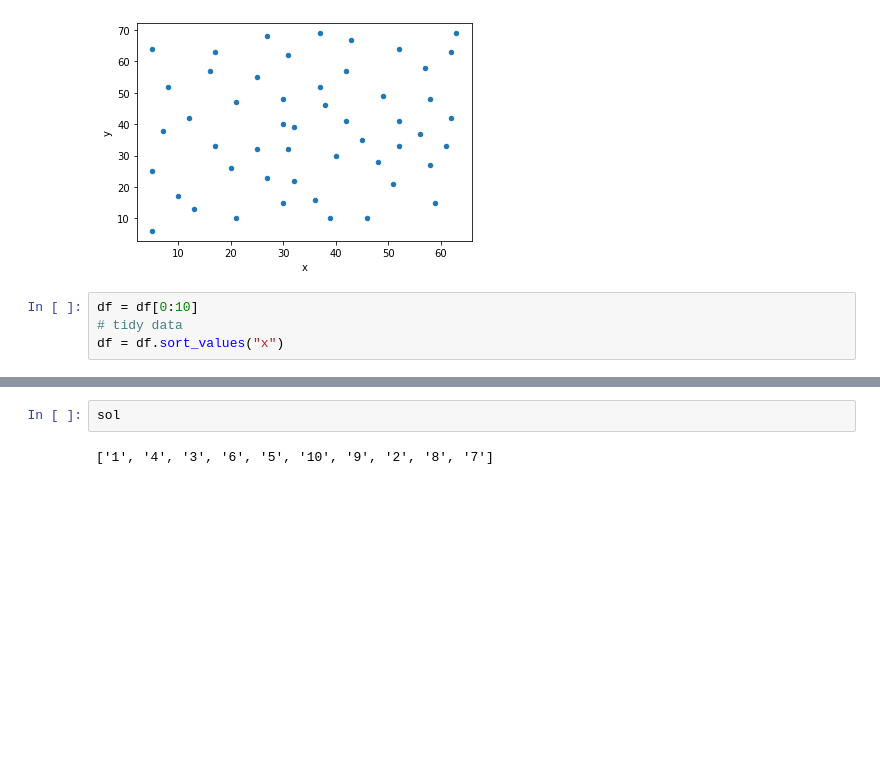
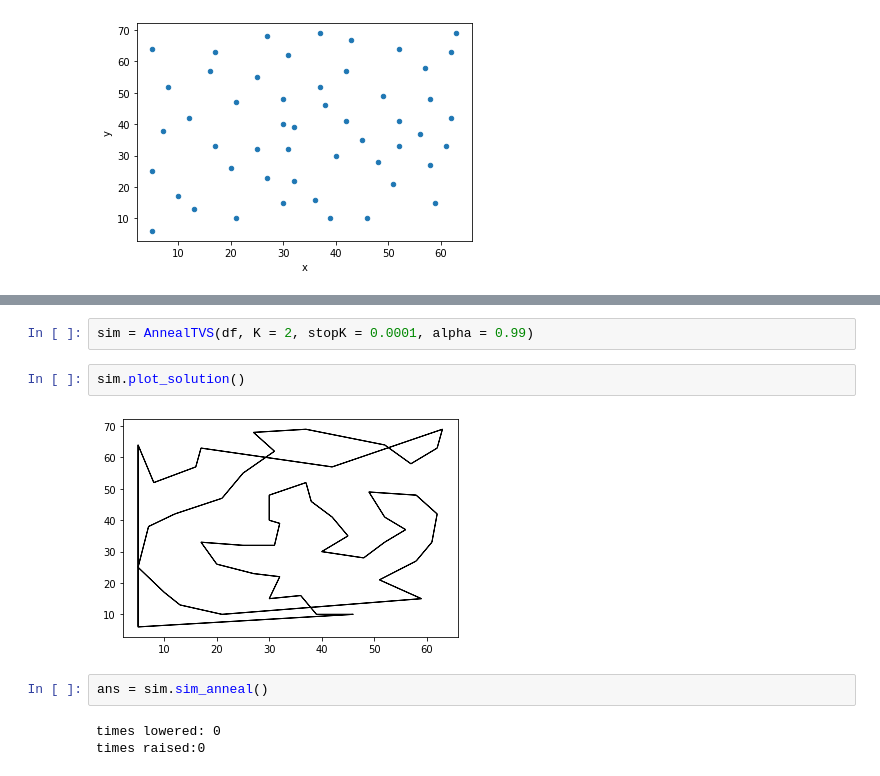
Before and after one commit to Caesar-blip/stochsim_assignment3, a Jupyter notebook: assignment3.ipynb, the cells around one changed output, grey strips where cells are left out. Drawn from its saved outputs; the diff is of its cells as text; blank space fills up the shorter version.

```diff
--- a/assignment3.ipynb
+++ b/assignment3.ipynb
@@ -92,7 +7,3 @@ df.plot.scatter("x", "y")
 # %% [output]
 <AxesSubplot:xlabel='x', ylabel='y'>
 [figure]
-# %%
-df = df[0:10]
-# tidy data
-df = df.sort_values("x")
@@ -165,4 +10,11 @@ IndentationError: expected an indented block (<ipython-input-215-a1bad9fa2734>,
-# %%
-sol
-# %% [output]
-['1', '4', '3', '6', '5', '10', '9', '2', '8', '7']
+# %%
+sim = AnnealTVS(df, K = 2, stopK = 0.0001, alpha = 0.99)
+# %%
+sim.plot_solution()
+# %% [output]
+[figure, added]
+# %%
+ans = sim.sim_anneal()
+# %% [output]
+times lowered: 0
+times raised:0
```
Also changed, not shown: parts of 19 cells of this notebook, 1 other file.
